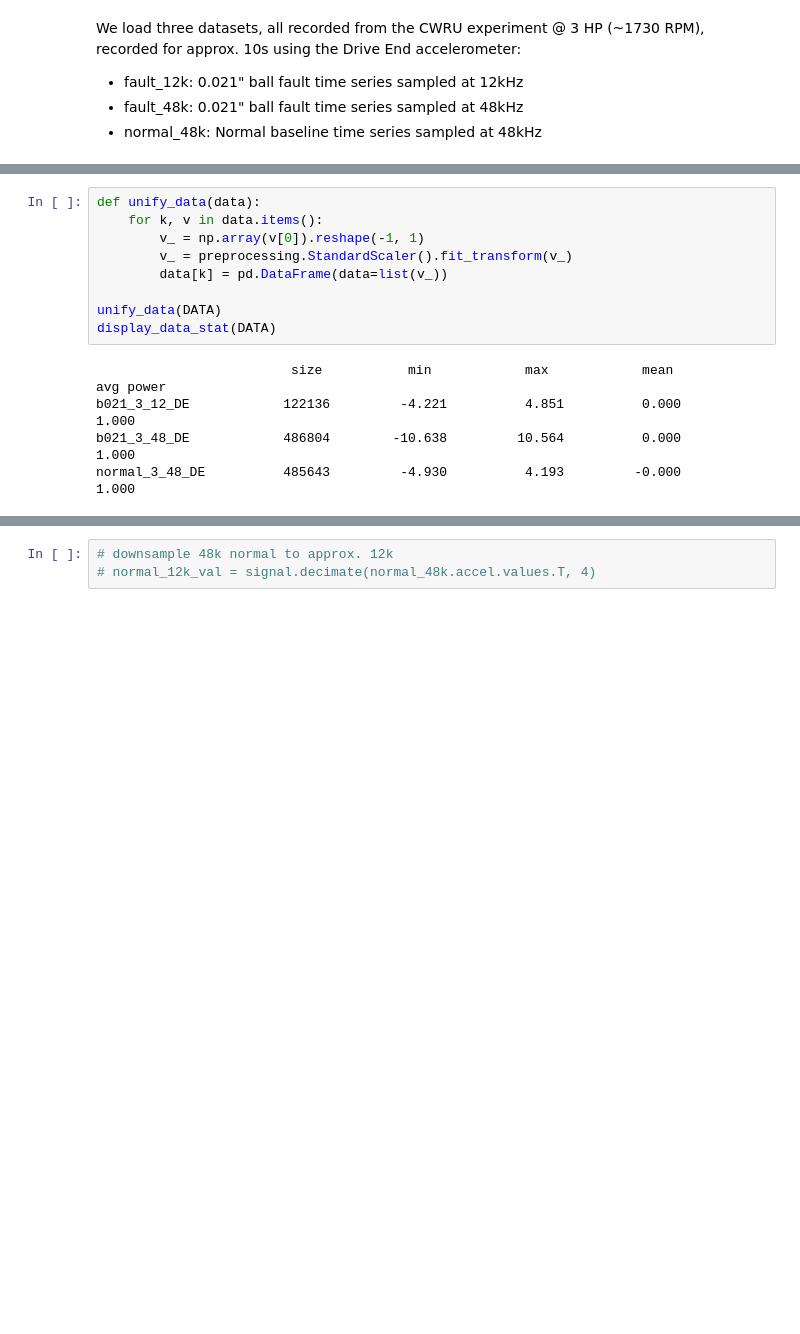
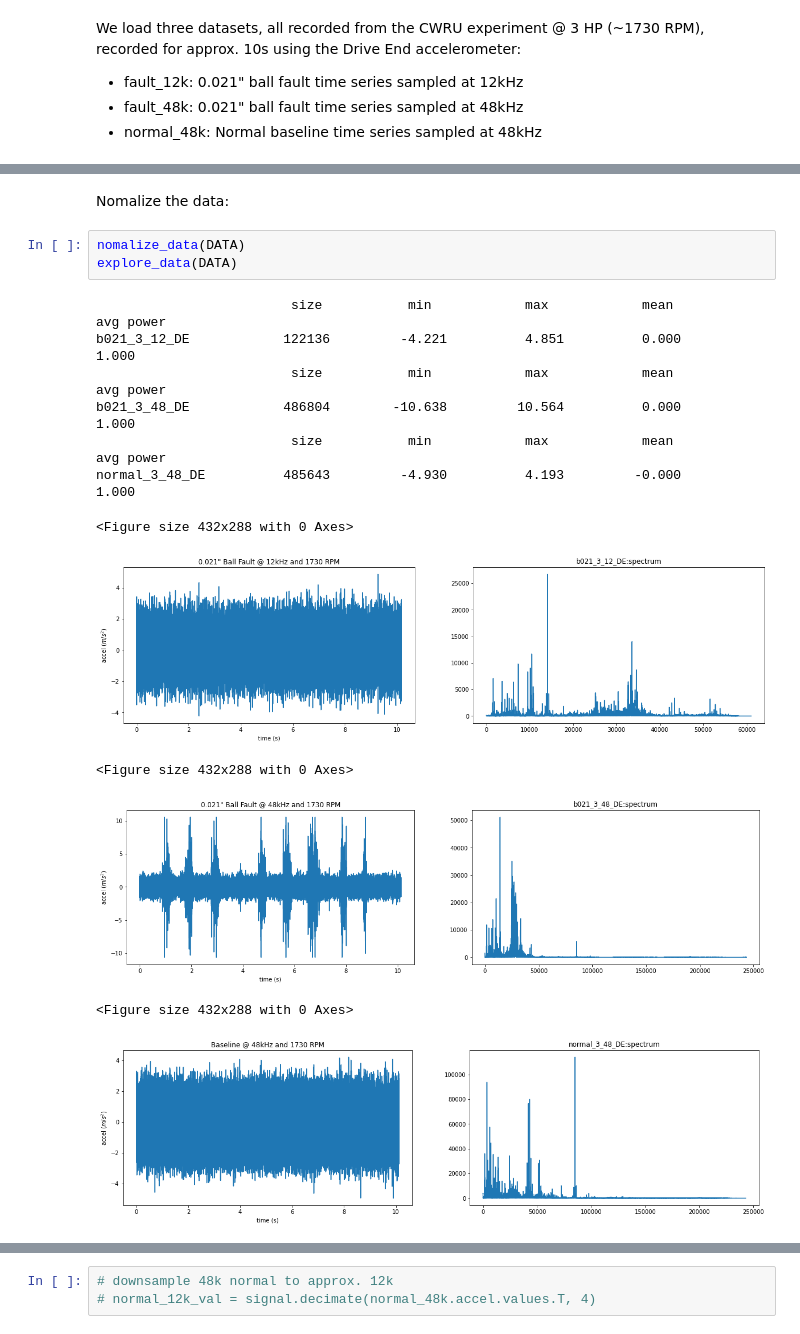
Before and after one commit to kwan919/COMPSCI760, a Jupyter notebook: notebooks/k-sampling_rate_comparison.ipynb, the cells around one changed output, grey strips where cells are left out. Drawn from its saved outputs; the diff is of its cells as text; blank space fills up the shorter version.

```diff
--- a/notebooks/k-sampling_rate_comparison.ipynb
+++ b/notebooks/k-sampling_rate_comparison.ipynb
@@ -52,14 +129,18 @@ normal_3_48_DE          485643         -0.306          0.284          0.012
+# %% [markdown]
+Nomalize the data:
 # %%
-def unify_data(data):
-    for k, v in data.items():
-        v_ = np.array(v[0]).reshape(-1, 1)
-        v_ = preprocessing.StandardScaler().fit_transform(v_)
-        data[k] = pd.DataFrame(data=list(v_))
-
-unify_data(DATA)
-display_data_stat(DATA)
+nomalize_data(DATA)
+explore_data(DATA)
 # %% [output]
                          size           min            max            mean           avg power
 b021_3_12_DE            122136         -4.221          4.851          0.000          1.000
+                         size           min            max            mean           avg power
 b021_3_48_DE            486804        -10.638         10.564          0.000          1.000
+                         size           min            max            mean           avg power
 normal_3_48_DE          485643         -4.930          4.193         -0.000          1.000
+<Figure size 432x288 with 0 Axes>
+[figure, added]
+<Figure size 432x288 with 0 Axes>
+[figure, added]
+<Figure size 432x288 with 0 Axes>
+[figure, added]
```
Also changed, not shown: parts of 43 cells of this notebook.
